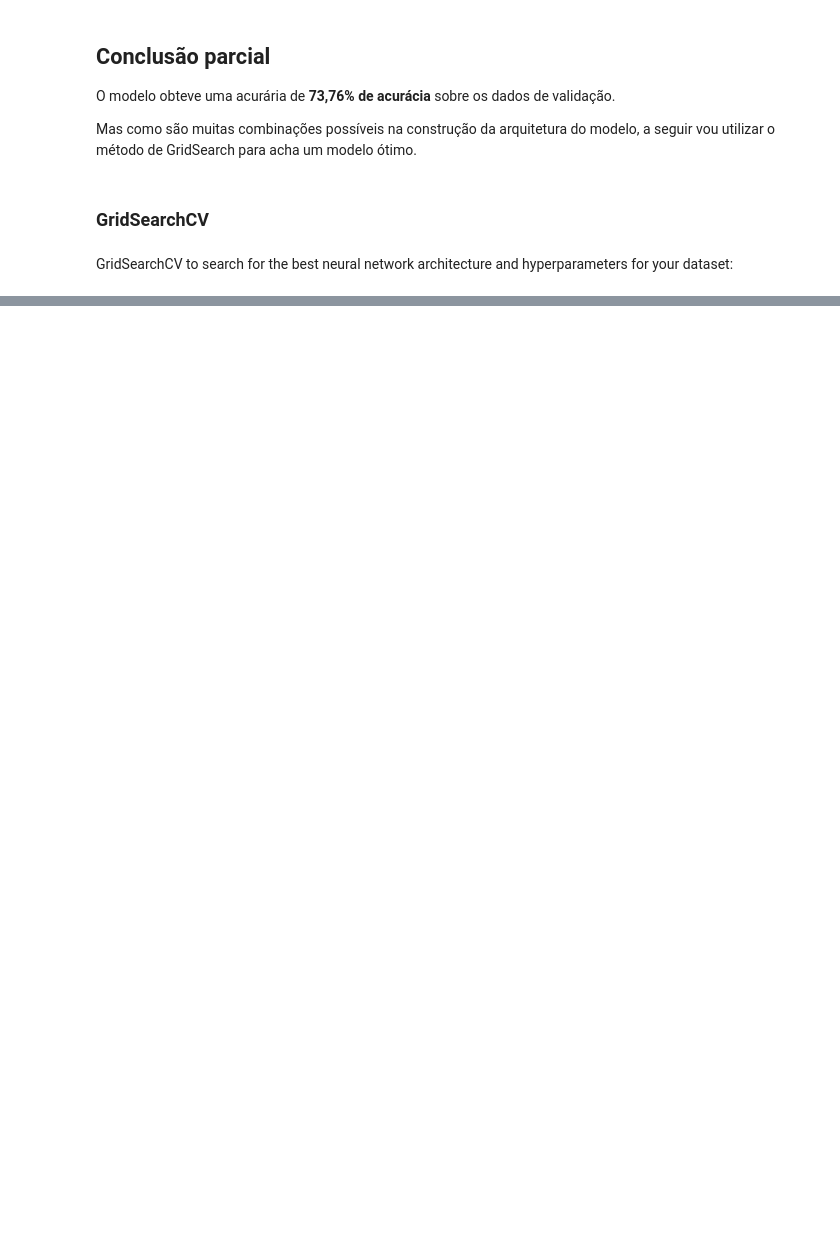
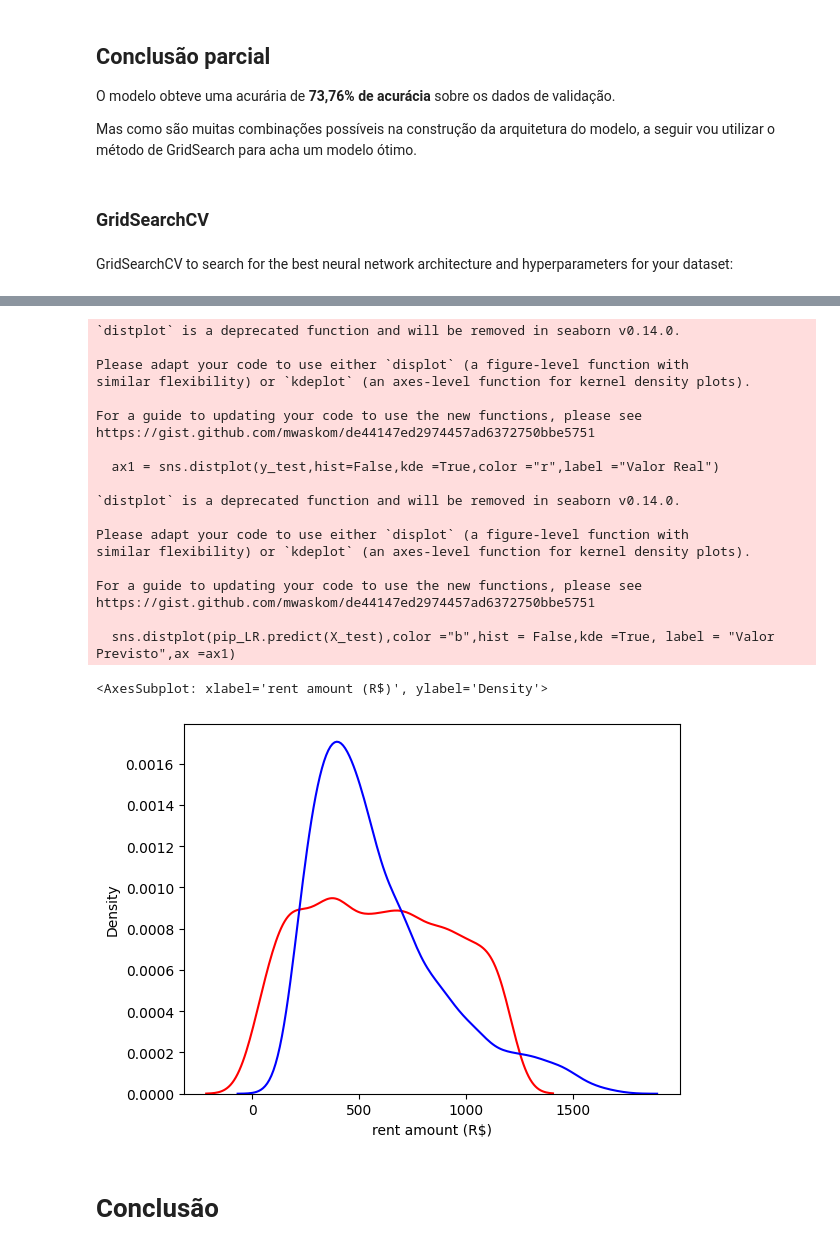
Before and after one commit to KValim/Projetcs, a Jupyter notebook: FIAP/deep learning I/quinto_andar/quinto_andar.ipynb, the cells around one changed output, grey strips where cells are left out. Saved outputs shown, nothing was run; the diff lists cells and outputs as text; code cells hidden in the pictures; blank space fills up the shorter version.

```diff
--- a/FIAP/deep learning I/quinto_andar/quinto_andar.ipynb
+++ b/FIAP/deep learning I/quinto_andar/quinto_andar.ipynb
@@ -355,7 +325,8 @@ Non-trainable params: 0
 _________________________________________________________________
 # %%
 # Compilação da rede
-model.compile(loss='mean_squared_error', optimizer='adam')
+model.compile(loss=tf.keras.metrics.mean_squared_error, optimizer='adam',
+              metrics=[tf.keras.metrics.RootMeanSquaredError(name='rmse')])
 # %%
 from tensorflow.keras.callbacks import EarlyStopping
 
@@ -458,0 +438,17 @@ Curiosamente o resultado do grid search foi inferior (**83,30%**) ao modelo cons
+# %%
+#Linear regression
+from sklearn.pipeline import  Pipeline
+from category_encoders import OneHotEncoder
+from sklearn.linear_model import LinearRegression
+from sklearn.metrics import r2_score, mean_absolute_error, mean_squared_error
+pip_LR = Pipeline(steps=[
+                          ('ohe', OneHotEncoder()),
+                          ('Std', StandardScaler()),
+                          ('LR', LinearRegression())
+])
+pip_LR.fit(X_train, y_train)
+y_previsto = pip_LR.predict(X_test)
+print({'r2':r2_score(y_test, y_pred),
+           'MAE': mean_absolute_error(y_test,y_pred),
+           'RMSE':(mean_squared_error(y_test, y_pred))**2
+           })
@@ -458,0 +458,28 @@ Curiosamente o resultado do grid search foi inferior (**83,30%**) ao modelo cons
+# %%
+#ploting the model prediction with the y_test values the check the model prediction power
+ax1 = sns.distplot(y_test,hist=False,kde =True,color ="r",label ="Valor Real")
+sns.distplot(pip_LR.predict(X_test),color ="b",hist = False,kde =True, label = "Valor Previsto",ax =ax1)
+# %% [output]
+`distplot` is a deprecated function and will be removed in seaborn v0.14.0.
+
+Please adapt your code to use either `displot` (a figure-level function with
+similar flexibility) or `kdeplot` (an axes-level function for kernel density plots).
+
+For a guide to updating your code to use the new functions, please see
+https://gist.github.com/mwaskom/de44147ed2974457ad6372750bbe5751
+
+  ax1 = sns.distplot(y_test,hist=False,kde =True,color ="r",label ="Valor Real")
+
+`distplot` is a deprecated function and will be removed in seaborn v0.14.0.
+
+Please adapt your code to use either `displot` (a figure-level function with
+similar flexibility) or `kdeplot` (an axes-level function for kernel density plots).
+
+For a guide to updating your code to use the new functions, please see
+https://gist.github.com/mwaskom/de44147ed2974457ad6372750bbe5751
+
+  sns.distplot(pip_LR.predict(X_test),color ="b",hist = False,kde =True, label = "Valor Previsto",ax =ax1)
+<AxesSubplot: xlabel='rent amount (R$)', ylabel='Density'>
+[figure, added]
+# %% [markdown]
+# Conclusão
```
Also changed, not shown: parts of 40 cells of this notebook.
